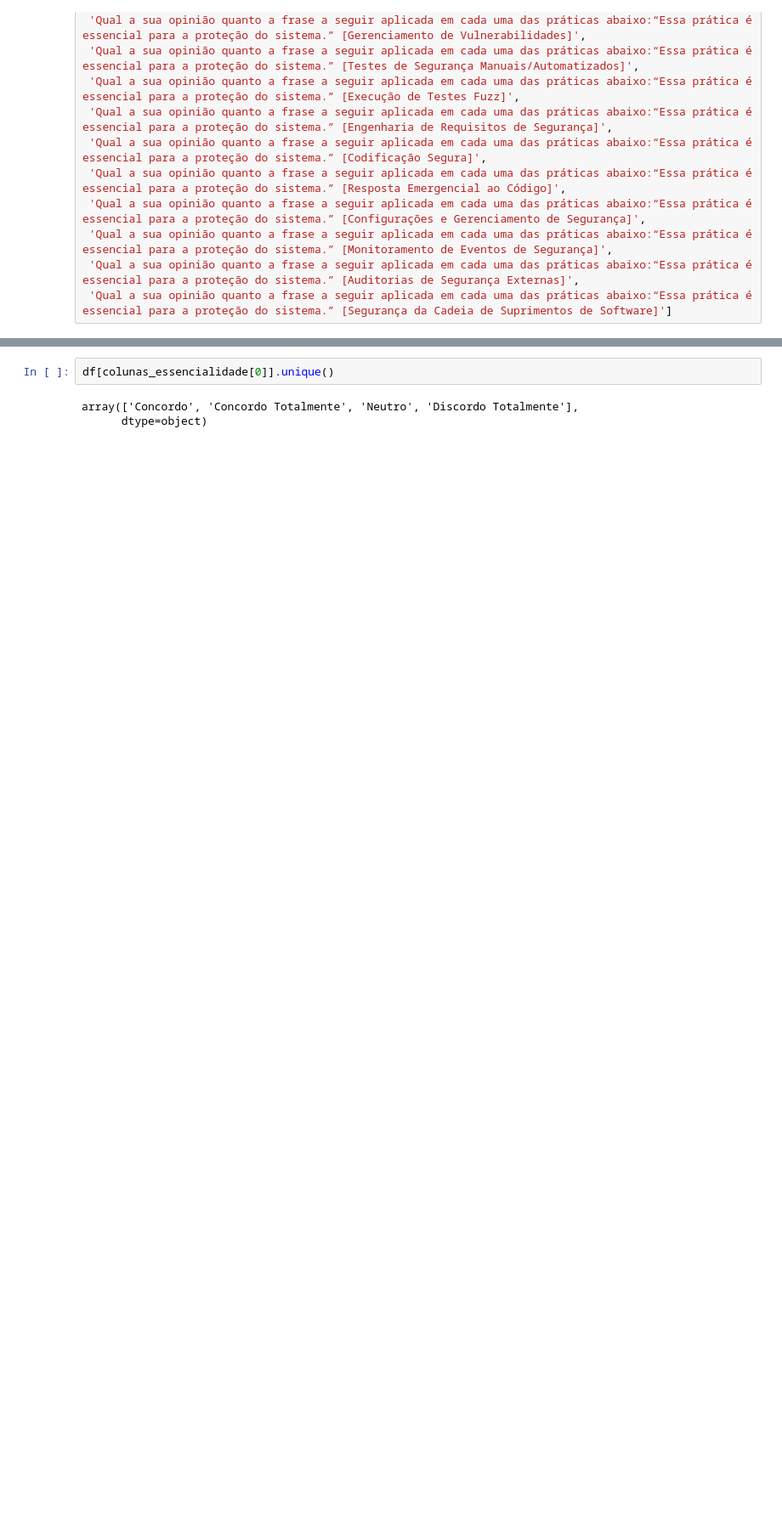
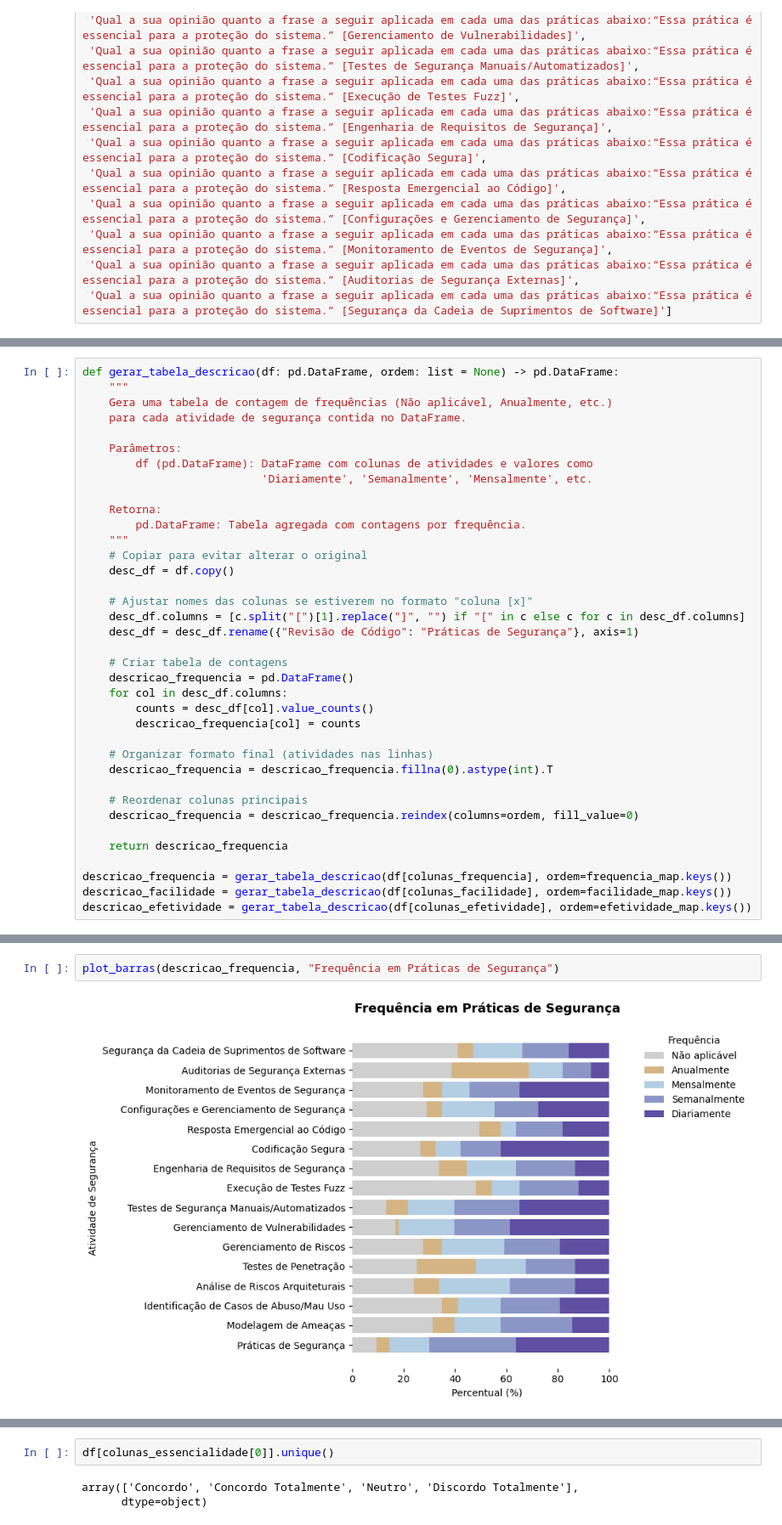
Before and after one commit to reset-ufc/appsec-practices-characterization-survey, a Jupyter notebook: Análise_Facilidade_frequencia_e_eficácia_(COM_PESO).ipynb, the cells around one changed output, grey strips where cells are left out. Shown at 85% size. Drawn from its saved outputs; the diff is of its cells as text; blank space fills up the shorter version.

```diff
--- a/Análise_Facilidade_frequencia_e_eficácia_(COM_PESO).ipynb
+++ b/Análise_Facilidade_frequencia_e_eficácia_(COM_PESO).ipynb
@@ -184,0 +270,37 @@ colunas_essencialidade = ['Qual a sua opinião quanto a frase a seguir aplicada
+# %%
+def gerar_tabela_descricao(df: pd.DataFrame, ordem: list = None) -> pd.DataFrame:
+    """
+    Gera uma tabela de contagem de frequências (Não aplicável, Anualmente, etc.)
+    para cada atividade de segurança contida no DataFrame.
+
+    Parâmetros:
+        df (pd.DataFrame): DataFrame com colunas de atividades e valores como
+                           'Diariamente', 'Semanalmente', 'Mensalmente', etc.
+
+    Retorna:
+        pd.DataFrame: Tabela agregada com contagens por frequência.
+    """
+    # Copiar para evitar alterar o original
+    desc_df = df.copy()
+
+    # Ajustar nomes das colunas se estiverem no formato "coluna [x]"
+    desc_df.columns = [c.split("[")[1].replace("]", "") if "[" in c else c for c in desc_df.columns]
+    desc_df = desc_df.rename({"Revisão de Código": "Práticas de Segurança"}, axis=1)
+
+    # Criar tabela de contagens
+    descricao_frequencia = pd.DataFrame()
+    for col in desc_df.columns:
+        counts = desc_df[col].value_counts()
+        descricao_frequencia[col] = counts
+
+    # Organizar formato final (atividades nas linhas)
+    descricao_frequencia = descricao_frequencia.fillna(0).astype(int).T
+
+    # Reordenar colunas principais
+    descricao_frequencia = descricao_frequencia.reindex(columns=ordem, fill_value=0)
+
+    return descricao_frequencia
+
+descricao_frequencia = gerar_tabela_descricao(df[colunas_frequencia], ordem=frequencia_map.keys())
+descricao_facilidade = gerar_tabela_descricao(df[colunas_facilidade], ordem=facilidade_map.keys())
+descricao_efetividade = gerar_tabela_descricao(df[colunas_efetividade], ordem=efetividade_map.keys())
@@ -184,0 +347,4 @@ colunas_essencialidade = ['Qual a sua opinião quanto a frase a seguir aplicada
+# %%
+plot_barras(descricao_frequencia, "Frequência em Práticas de Segurança")
+# %% [output]
+[figure, added]
```
Also changed, not shown: parts of 26 cells of this notebook.
